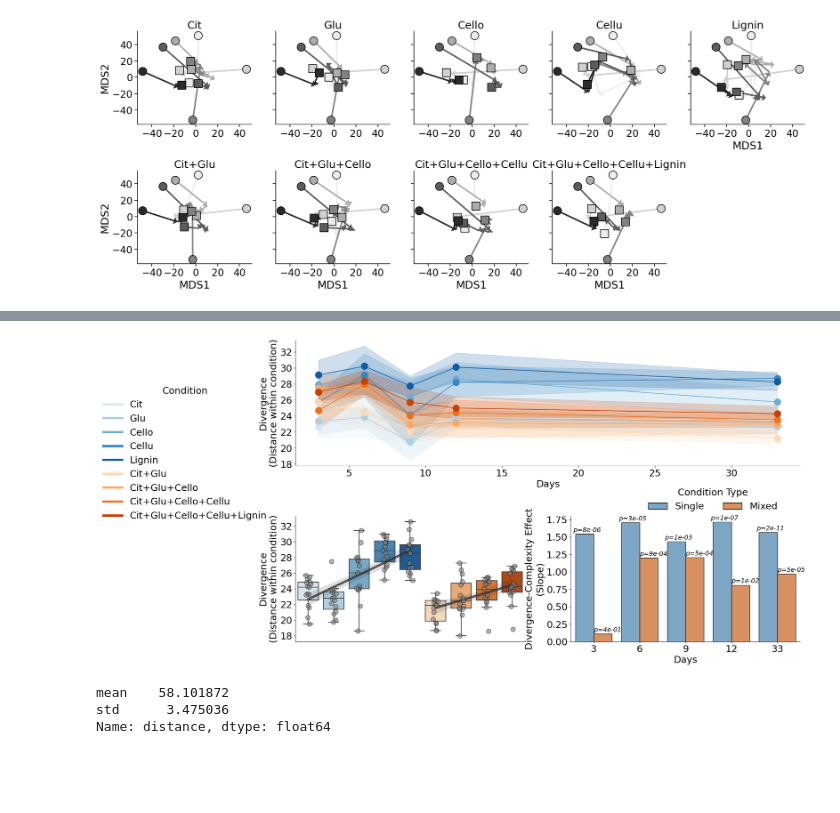
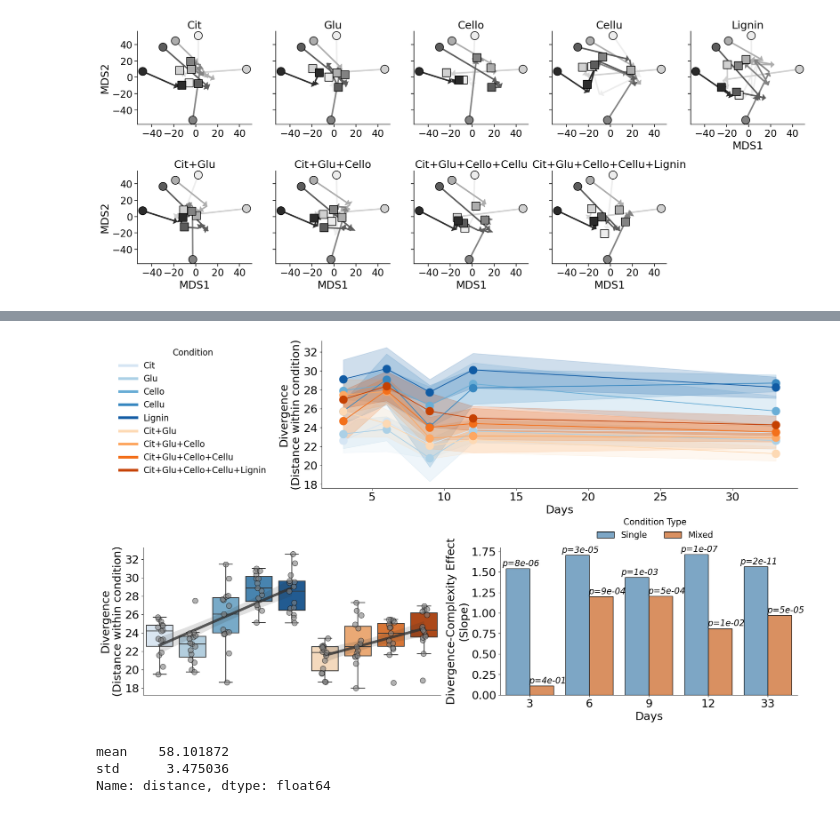
Before and after one commit to segrelab/MetabolicComplexityDivergence, a Jupyter notebook: env_complexity_publication_figures.ipynb, the cells around one changed output, grey strips where cells are left out. Cells and saved outputs as stored; diff of their text form; code cells hidden in the pictures; blank space fills up the shorter version.

```diff
--- a/env_complexity_publication_figures.ipynb
+++ b/env_complexity_publication_figures.ipynb
@@ -329,7 +329,7 @@ linregress_stats
 fontsize = 12*1.75
 with plt.rc_context({'font.size': fontsize}):
 
-    fig, axs = plt.subplot_mosaic([['timeseries', 'timeseries'], ['boxplot', 'bars']], figsize=(20, 12), gridspec_kw={'hspace': .4})
+    fig, axs = plt.subplot_mosaic([['.', 'timeseries', 'timeseries', 'timeseries'], ['boxplot', 'boxplot', 'bars', 'bars']], figsize=(22, 12), gridspec_kw={'wspace': .5, 'hspace': .4})
 
     ## Timeseries
     ax1 = axs['timeseries']
@@ -337,7 +337,7 @@ with plt.rc_context({'font.size': fontsize}):
     ax1.set_ylabel('Divergence\n(Distance within condition)')
     ax1.set_xlabel('Days')
 
-    leg = ax1.legend(title='Condition', frameon=False, bbox_to_anchor=(-.04, .7))
+    leg = ax1.legend(title='Condition', frameon=False, bbox_to_anchor=(-.1, 1), fontsize=16,  title_fontsize=16)#, bbox_to_anchor=(-.04, .7))
     for legobj in leg.legendHandles:
         legobj.set_linewidth(5)
 
@@ -353,36 +353,37 @@ with plt.rc_context({'font.size': fontsize}):
     # Lines
     kwargs = dict(x='sample1_condition_number', y='distance', scatter=False, line_kws={'linewidth': 5, 'alpha': .8}, color='.2', ax=ax2)
     sns.regplot(**kwargs, data=derep_final[derep_final.sample1_condition_type.eq('single')])
     sns.regplot(**kwargs, data=derep_final[derep_final.sample1_condition_type.eq('mixed')])
     ax2.set_xticks([])
     ax2.set_xlabel('')
     ax2.set_ylabel('Divergence\n(Distance within condition)')
 
     ## Slope bars
     ax3 = axs['bars']
     single_color = np.mean([v for k, v in condition_pal.items() if '+' not in k], 0)
     mixed_color = np.mean([v for k, v in condition_pal.items() if '+' in k], 0)
     single_mixed_pal = dict(zip(['Single', 'Mixed'], [single_color, mixed_color]))
 
     sns.barplot(x='sample1_days', y='slope', hue='condition_type', data=linregress_stats, edgecolor='k', hue_order=['Single', 'Mixed'], palette=single_mixed_pal, ax=ax3)
     for i, day in enumerate(sorted(linregress_stats.sample1_days.unique())):
         for offset, condition in enumerate(['single', 'mixed']):
             condition_stats = linregress_stats[linregress_stats.sample1_days.eq(day) & linregress_stats.sample1_condition_type.eq(condition)].squeeze()
             pval = f'p={condition_stats.pvalue:.0e}'
             x_pos = i - .15 + offset * .45
             y_pos = condition_stats.slope + .03
-            ax3.annotate(pval, (x_pos, y_pos), horizontalalignment='center', fontsize=14, fontstyle='italic')
+            p_color = single_mixed_pal[condition.capitalize()]
+            ax3.annotate(pval, (x_pos, y_pos), horizontalalignment='center', fontsize=16, fontstyle='italic')#, color=p_color)
 
     ax3.set_xlabel('Days')
     ax3.set_ylabel('Divergence-Complexity Effect\n(Slope)')
-    ax3.legend(bbox_to_anchor=(.3, .97), frameon=False, title='Condition Type', ncol=2)
+    ax3.legend(bbox_to_anchor=(.3, 1), frameon=False, title='Condition Type', ncol=2, fontsize=16, title_fontsize=16)
 
 
 sns.despine()
 # plt.savefig('publication_figures/divergence_timeseries+finaltimepoint', transparent=True, dpi=300, bbox_inches='tight')
 plt.show()
 # %% [output]
-[figure, old version]
+[figure, new version]
 # %%
 paired[paired.same_transfer & paired.sample1_transfer.eq('T-1') & (~paired.same_Sample) & paired.same_is_site_rep & (~paired.same_site)].distance.agg(['mean', 'std'])
 # %% [output]
```
